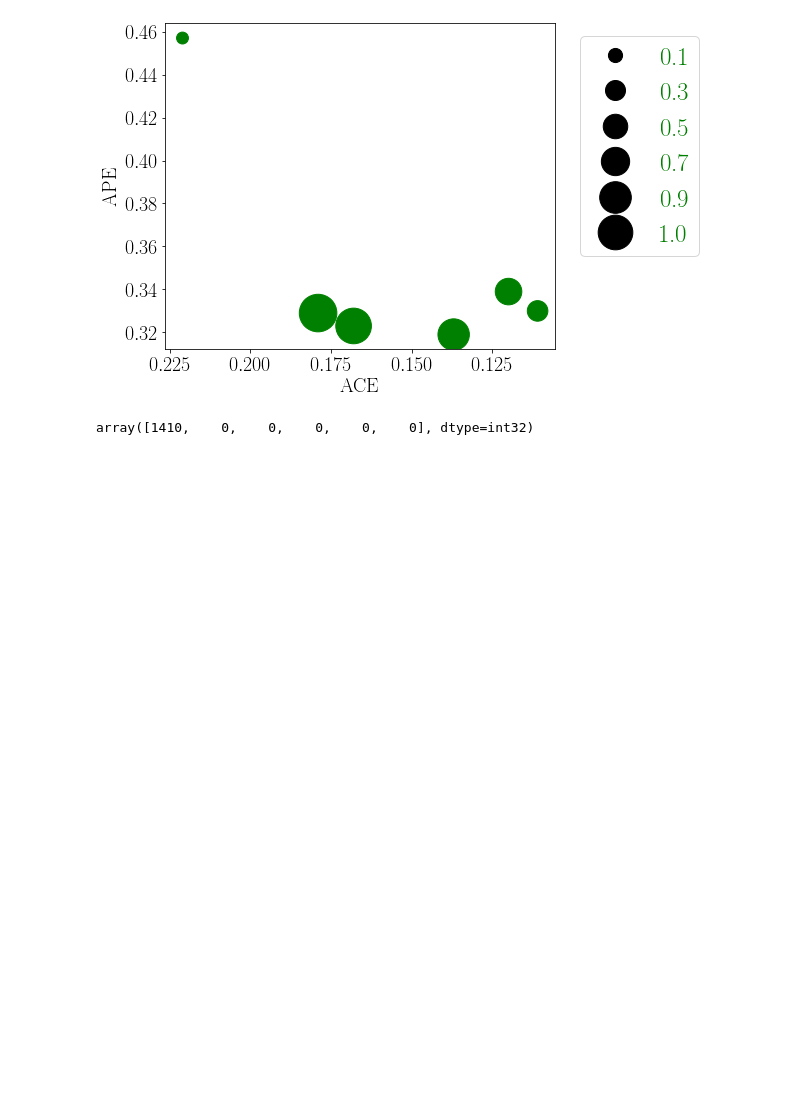
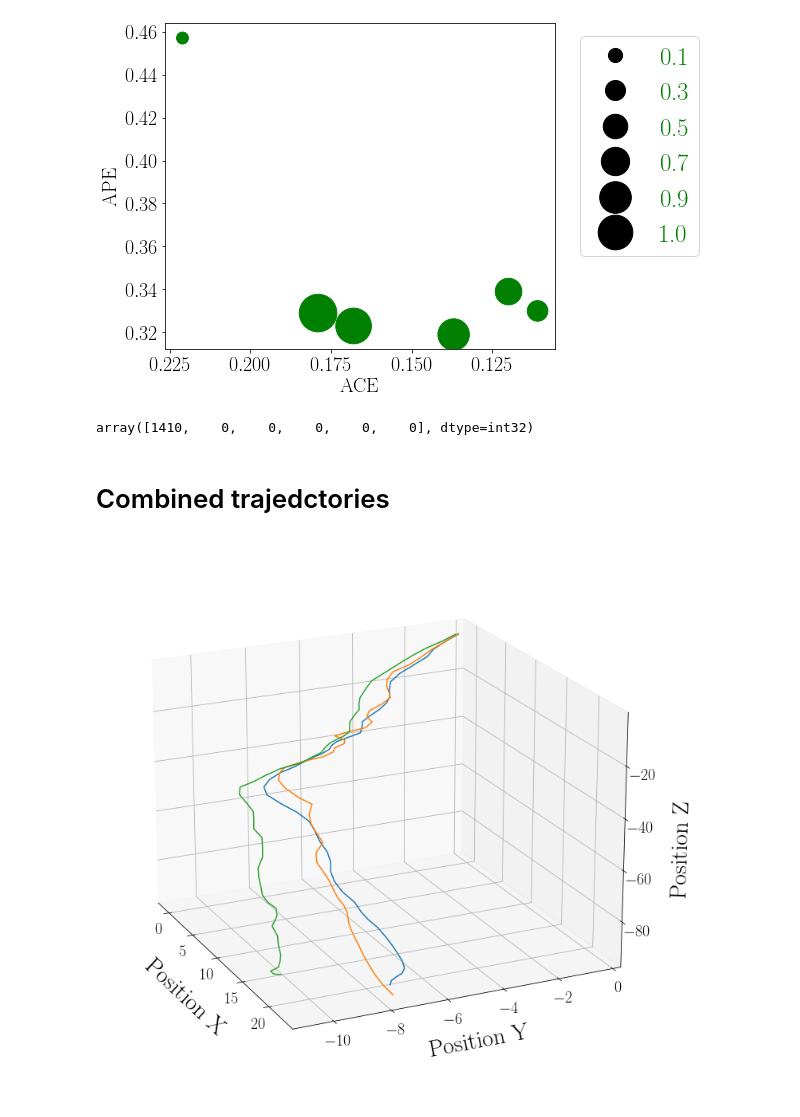
Before and after one commit to BCJuan/BronchoTrack, a Jupyter notebook: experiments/images_paper/paper_plots.ipynb, the cells around one changed output. Cells and saved outputs as stored; diff of their text form; code cells hidden in the pictures; blank space fills up the shorter version.

```diff
--- a/experiments/images_paper/paper_plots.ipynb
+++ b/experiments/images_paper/paper_plots.ipynb
@@ -498,3 +498,32 @@ plot_prune_2(aape, aace, percent)
 np.array(percent, dtype=np.int32)*orig_size
 # %% [output]
 array([1410,    0,    0,    0,    0,    0], dtype=int32)
+# %% [markdown]
+# Combined trajedctories
+# %%
+file = "LENS_P30_14_04_2016_INSP_CPAP_br_1.csv"
+data_off = pd.read_csv("../data/cleaned/comparison/preds_15traj_comparison_offsetnet/" + file)
+data = pd.read_csv("../data/cleaned/comparison/preds_15traj_comparison_bronchotrack/" + file)
+acum = data.cumsum()
+acum_off = data_off.cumsum()
+fig = plt.figure(figsize=(10, 10))
+ax = fig.add_subplot(projection='3d')
+
+ax.plot3D(acum.loc[:, "shift_x"], acum.loc[:, "shift_y"], acum.loc[:, "shift_z"])
+ax.plot3D(acum.loc[:, "gt_shift_x"], acum.loc[:, "gt_shift_y"], acum.loc[:, "gt_shift_z"])
+ax.plot3D(acum_off.loc[:, "shift_x"], acum_off.loc[:, "shift_y"], acum_off.loc[:, "shift_z"])
+
+ax.view_init(20, -25)
+ax.set_ylabel("Position Y", fontsize=30, labelpad=20)
+ax.set_xlabel("Position X", fontsize=30, labelpad=20)
+ax.set_zlabel("Position Z", fontsize=30, labelpad=20)
+plt.yticks(fontsize=20)
+plt.xticks(fontsize=20)
+ax.zaxis.set_tick_params(labelsize=20)
+for spine in ax.spines.values():
+    spine.set_visible(False)
+
+plt.tight_layout()
+fig.savefig("sample_traj_compared_3.pdf", format='pdf', bbox_inches='tight')
+# %% [output]
+[figure, added]
```
Also changed, not shown: parts of 1 cell of this notebook, 3 other files.
